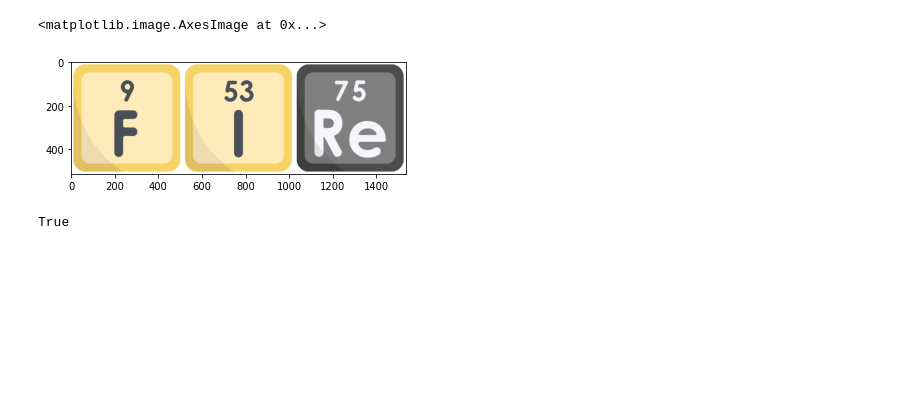
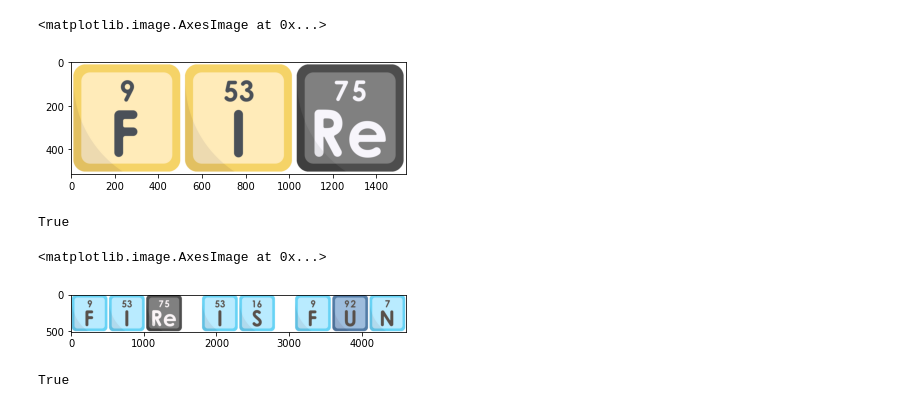
Before and after one commit to natecdr/periodico-bot, a Jupyter notebook: chemicrypt.ipynb, the cells around one changed output. Saved outputs shown, nothing was run; the diff lists cells and outputs as text; code cells hidden in the pictures; blank space fills up the shorter version.

Commit message:
add images

```diff
--- a/chemicrypt.ipynb
+++ b/chemicrypt.ipynb
@@ -145,7 +146,7 @@ plt.imshow(res)
 <matplotlib.image.AxesImage at 0x...>
 [figure]
 # %%
-cr = encrypt("fire", symbols)
+cr = encrypt("fire is fun", symbols)
 # %%
 ims = []
 for symbol in cr:
@@ -163,3 +164,29 @@ plt.imshow(res)
 cv2.imwrite("res.png", res)
 # %% [output]
 True
+# %%
+def crypt_to_image(crypt):
+    ims = []
+    for symbol in crypt:
+        if not symbol.isspace():
+            im = cv2.imread("IMG/"+symbol+".png")
+            #im = cv2.cvtColor(im, cv2.COLOR_BGR2RGB)
+            im[im==0] = 255
+            ims.append(im)
+        else:
+            ims.append(np.full((512,256,3),255))
+
+
+    res = np.concatenate(ims, axis=1)
+    return res
+# %%
+res = crypt_to_image(cr)
+# %%
+plt.imshow(res)
+# %% [output]
+<matplotlib.image.AxesImage at 0x...>
+[figure, added]
+# %%
+cv2.imwrite("res.png", crypt_to_image(cr))
+# %% [output]
+True
```
Also changed, not shown: parts of 2 cells of this notebook, 1 other file.
